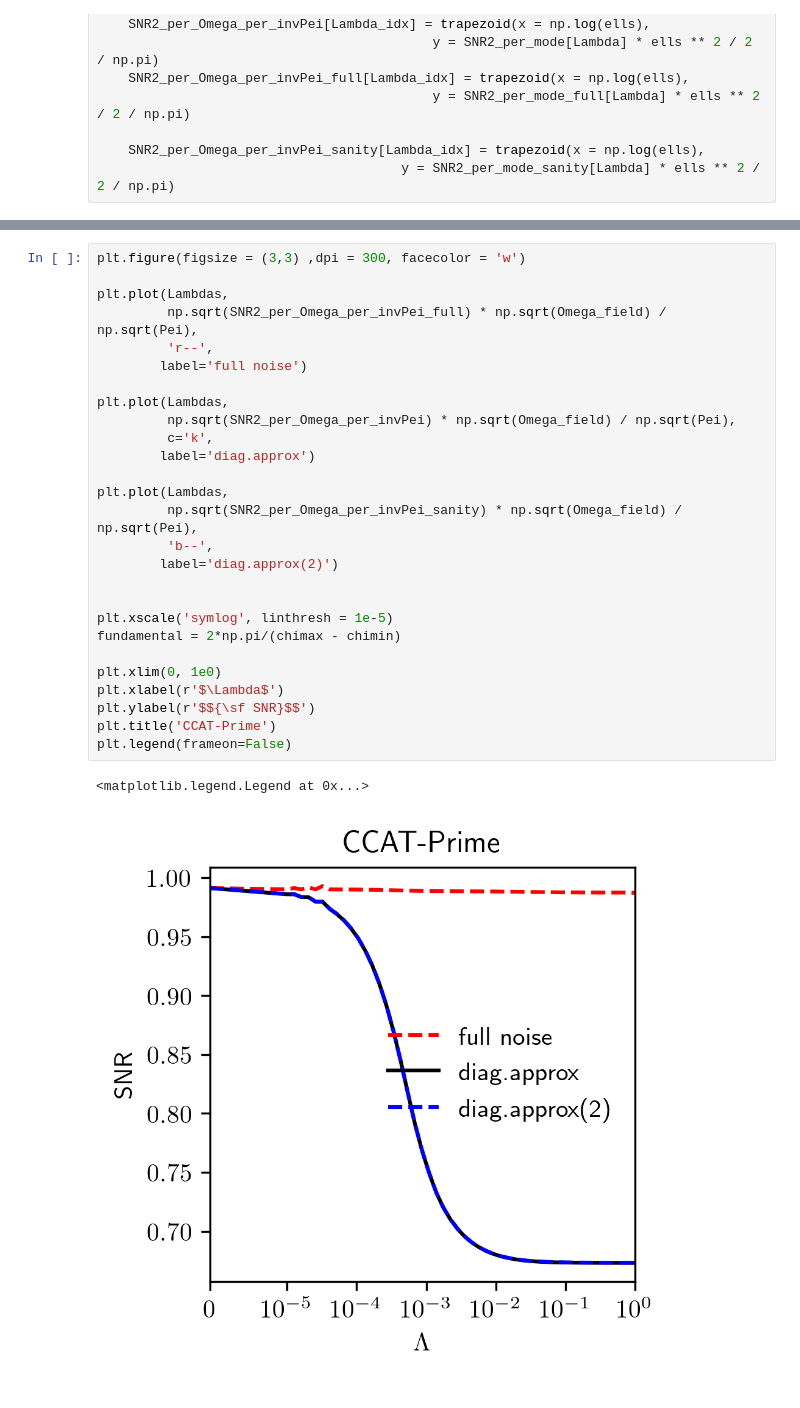
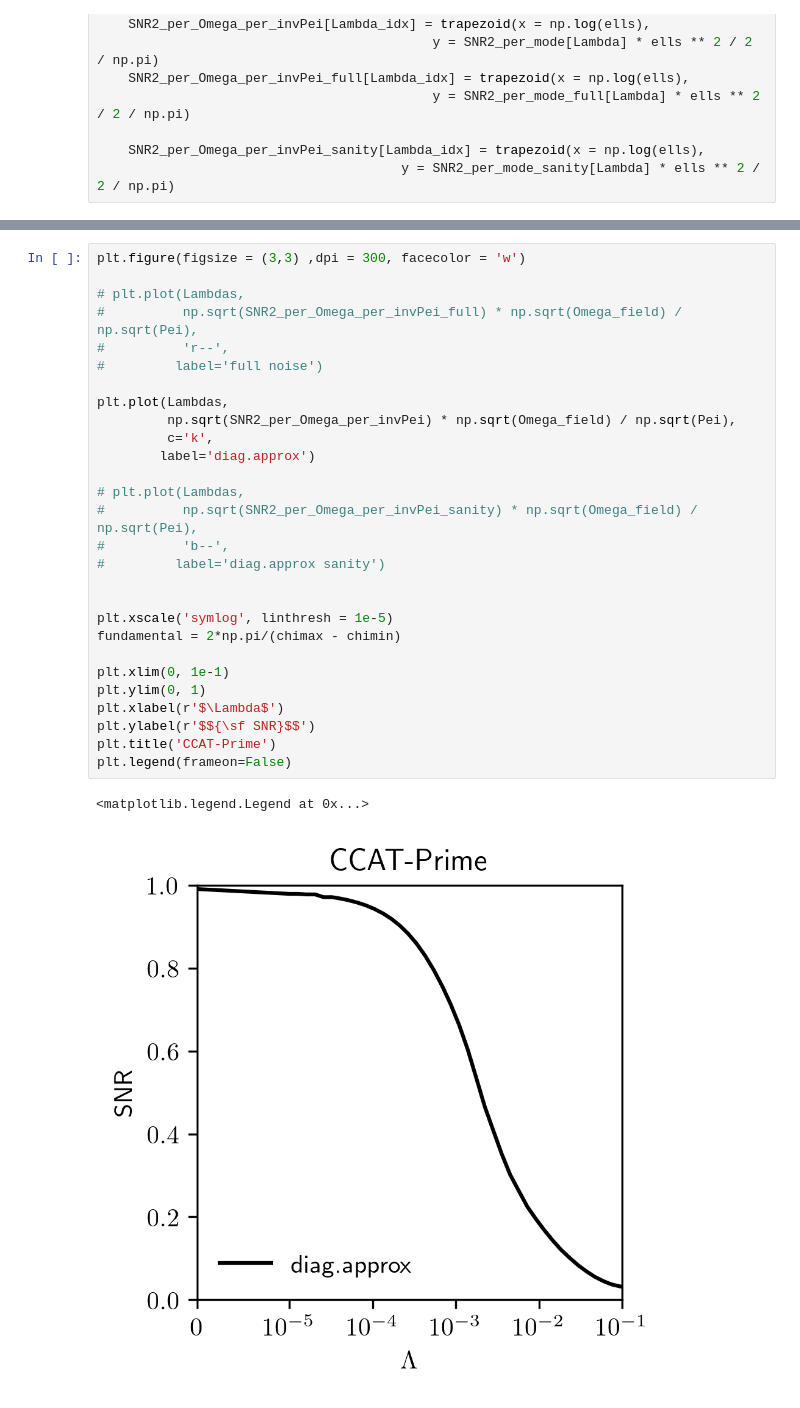
Before and after one commit to DelonShen/LIMxCMBL, a Jupyter notebook: 005.003.2025-01-29-SNR-diagonal-noise-dominated-CCAt-prime-denser-chi-sampling-full-eIeI-in-window.ipynb, the cells around one changed output, grey strips where cells are left out. Cells and saved outputs as stored; diff of their text form.

```diff
--- a/005.003.2025-01-29-SNR-diagonal-noise-dominated-CCAt-prime-denser-chi-sampling-full-eIeI-in-window.ipynb
+++ b/005.003.2025-01-29-SNR-diagonal-noise-dominated-CCAt-prime-denser-chi-sampling-full-eIeI-in-window.ipynb
@@ -228,30 +228,31 @@ plt.imshow(eHIeHI, vmin = -vminmax, vmax = vminmax, cmap = 'seismic')
 # %%
 plt.figure(figsize = (3,3) ,dpi = 300, facecolor = 'w')
 
-plt.plot(Lambdas,
-         np.sqrt(SNR2_per_Omega_per_invPei_full) * np.sqrt(Omega_field) / np.sqrt(Pei),
-         'r--',
-        label='full noise')
+# plt.plot(Lambdas,
+#          np.sqrt(SNR2_per_Omega_per_invPei_full) * np.sqrt(Omega_field) / np.sqrt(Pei),
+#          'r--',
+#         label='full noise')
 
 plt.plot(Lambdas,
          np.sqrt(SNR2_per_Omega_per_invPei) * np.sqrt(Omega_field) / np.sqrt(Pei),
          c='k',
         label='diag.approx')
 
-plt.plot(Lambdas,
-         np.sqrt(SNR2_per_Omega_per_invPei_sanity) * np.sqrt(Omega_field) / np.sqrt(Pei),
-         'b--',
-        label='diag.approx(2)')
+# plt.plot(Lambdas,
+#          np.sqrt(SNR2_per_Omega_per_invPei_sanity) * np.sqrt(Omega_field) / np.sqrt(Pei),
+#          'b--',
+#         label='diag.approx sanity')
 
 
 plt.xscale('symlog', linthresh = 1e-5)
 fundamental = 2*np.pi/(chimax - chimin)
 
-plt.xlim(0, 1e0)
+plt.xlim(0, 1e-1)
+plt.ylim(0, 1)
 plt.xlabel(r'$\Lambda$')
 plt.ylabel(r'$${\sf SNR}$$')
 plt.title('CCAT-Prime')
 plt.legend(frameon=False)
 # %% [output]
 <matplotlib.legend.Legend at 0x...>
-[figure, old version]
+[figure, new version]
```
Also changed, not shown: parts of 9 cells of this notebook, 12 other files.
